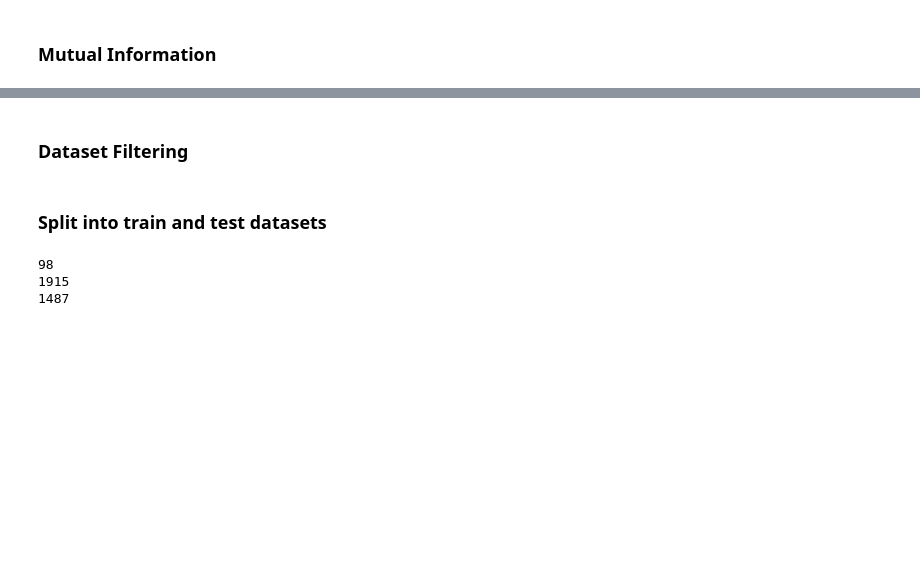
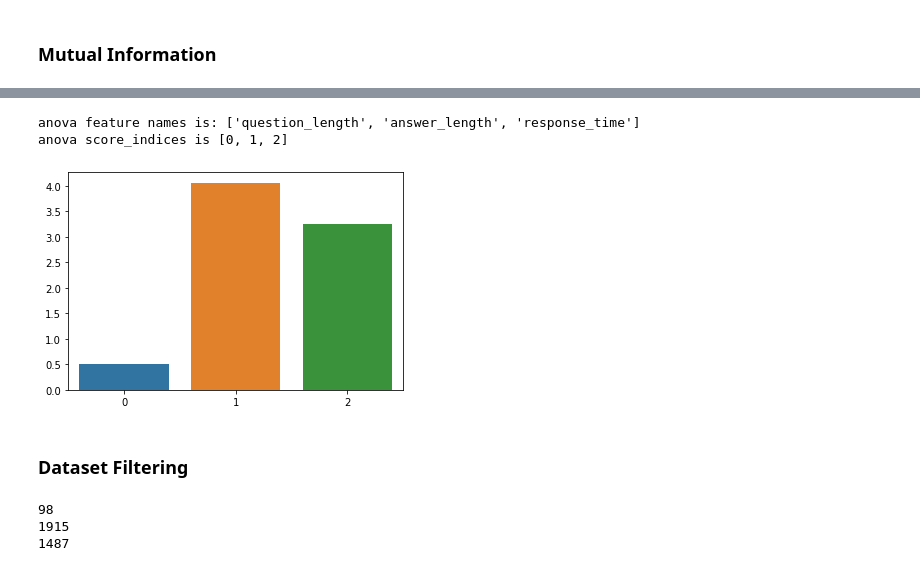
Before and after one commit to PiazzaBot/HelpfulResponses, a Jupyter notebook: data_analysis.ipynb, the cells around one changed output, grey strips where cells are left out. Saved outputs shown, nothing was run; the diff lists cells and outputs as text; code cells hidden in the pictures; blank space fills up the shorter version.

```diff
--- a/data_analysis.ipynb
+++ b/data_analysis.ipynb
@@ -181,11 +240,21 @@ chi2 top-k feature names are: ['is_followup', 'is_answer_references', 'is_questi
+# %%
+continuous_features = ['question_length', 'answer_length', 'response_time']
+X_train_continuous = X_train[continuous_features]
+X_train_continuous
+
+
+anova_feature_names, anova_score_indices = plot_scores(X_train_continuous, y_train, select_k_best='all', score_func=f_classif)
+print(f"anova feature names is: {anova_feature_names}\nanova score_indices is {anova_score_indices}")
+# %% [output]
+anova feature names is: ['question_length', 'answer_length', 'response_time']
+anova score_indices is [0, 1, 2]
+[figure, added]
 # %% [markdown]
 ### Dataset Filtering
 # %%
 X_train_mi = X_train[mi_feature_names]
 X_train_chi2 = X_train[chi2_feature_names] # only contains top_k categorical features
 # can add ANOVA if time
-# %% [markdown]
-### Split into train and test datasets
 # %%
 DATASET_DIR = "datasets/"
 
```
Also changed, not shown: parts of 10 cells of this notebook.
